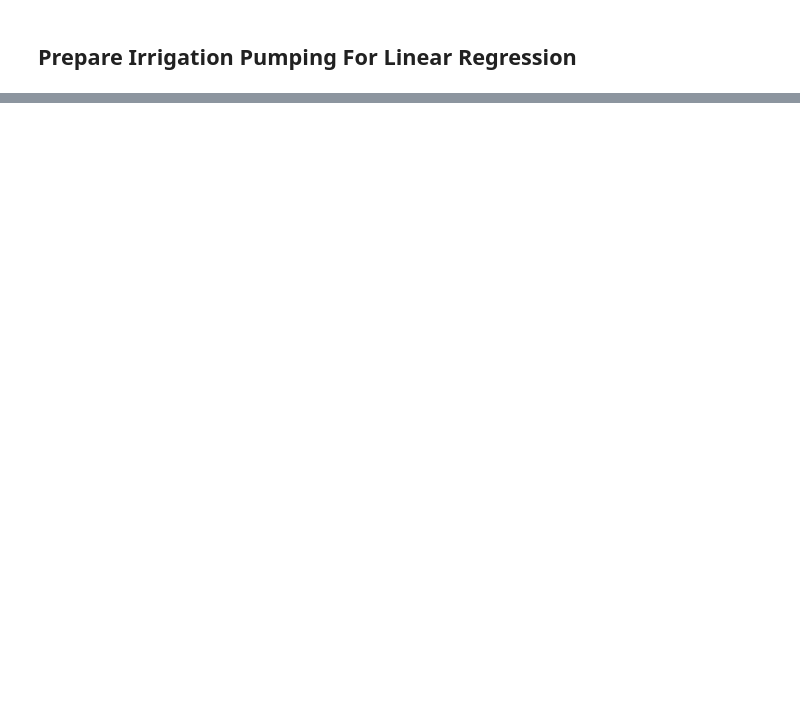
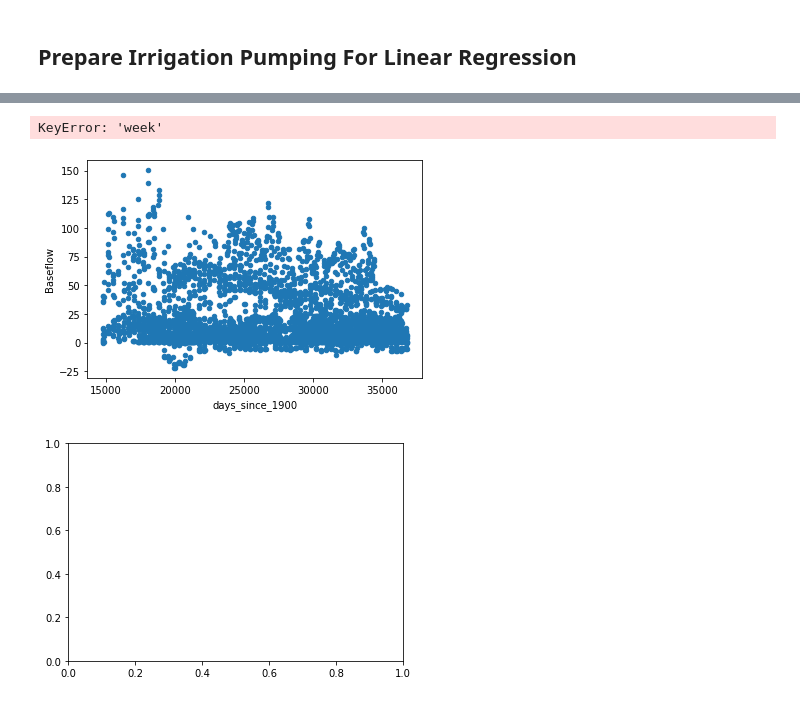
Before and after one commit to Samuel8Gold/cs5830_project6, a Jupyter notebook: project_6.ipynb, the cells around one changed output, grey strips where cells are left out. Saved outputs shown, nothing was run; the diff lists cells and outputs as text; code cells hidden in the pictures; blank space fills up the shorter version.

```diff
--- a/project_6.ipynb
+++ b/project_6.ipynb
@@ -91,0 +119,23 @@ df.Irrigation_pumping.max()
+# %%
+#create another column named "Baseflow" which is just a copy of "Observed"
+df['Baseflow'] = df['Observed']
+
+#Offsetting the days
+#Date has some idiosyncrasies. Take make it easier to work with, subtract 693963 from the value. The new value is the number of days since Jan 1, 1900.
+offset = 693963
+df['days_since_1900'] = df['Date'] - offset
+
+#add month, year, and day columns
+pd.period_range("1215-01-01", "1381-01-01", freq="D")
+period = pd.Period('1900-1-1', freq='D') - pd.Period('0001-2-1', freq='D')
+#period
+df['days_since_1900'] = df.Date - offset
+df['date'] = pd.to_datetime(df.days_since_1900.astype('int'), unit='D', origin=pd.Timestamp('1900-01-01'))
+#display(df.head(2))
+df.loc[0,'date'].month
+df['year'] = df.date.apply(lambda x:pd.to_datetime(x).year)
+df['month'] = df.date.apply(lambda x:pd.to_datetime(x).month)
+df['day'] = df.date.apply(lambda x:pd.to_datetime(x).day)
+df['week'] = df.date.apply(lambda x:pd.to_datetime(x).week)
+
+df.head()
@@ -91,0 +214,23 @@ df.Irrigation_pumping.max()
+# %%
+#Linear regression
+from sklearn.linear_model import LinearRegression
+from sklearn.model_selection import train_test_split
+from sklearn.metrics import mean_squared_error
+
+#Create a linear regression model
+model = LinearRegression()
+
+#Create a training dataset with only x values being NOT 1941550 or NOT 1630030
+
+new_df_test = df[(df['x'] != 1941550) & (df['x'] != 1630030)]
+
+#Multiple feature linear regression
+new_df_test.plot.scatter( x='days_since_1900', y='Baseflow')
+new_df_test.plot.scatter( x='week', y='Baseflow')
+new_df_test.plot.scatter( x='month', y='Baseflow')
+new_df_test.plot.scatter( x='year', y='Baseflow')
+plt.show()
+# %% [output]
+KeyError: 'week'
+[figure, added]
+[figure, added]
```
Also changed, not shown: parts of 8 cells of this notebook, 1 other file.
